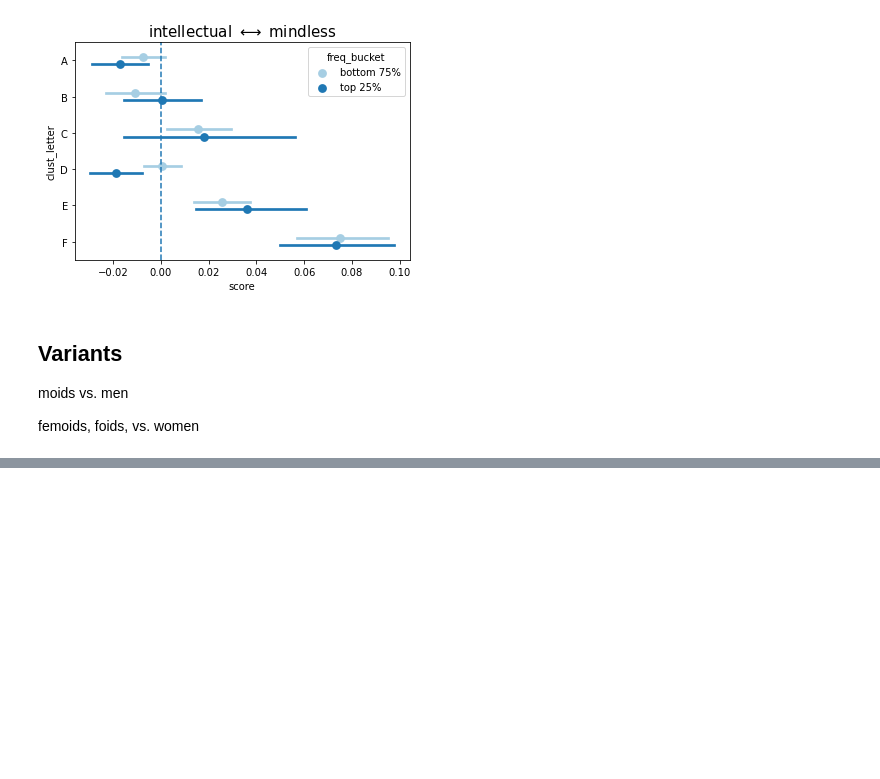
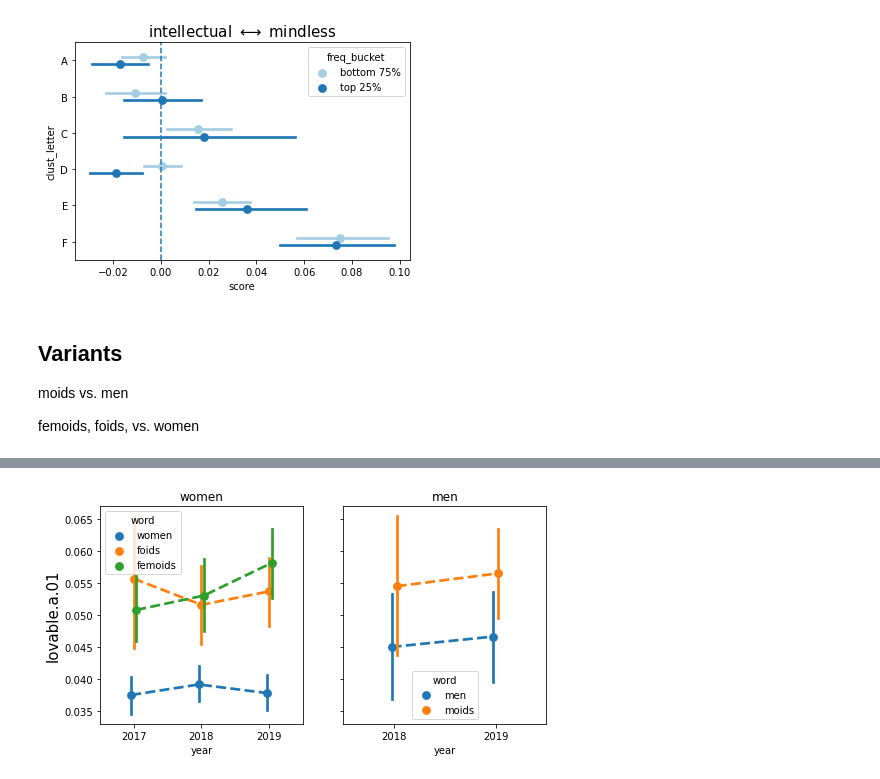
Before and after one commit to lucy3/context_semantic_axes, a Jupyter notebook: code/semantics_viz.ipynb, the cells around one changed output, grey strips where cells are left out. Saved outputs shown, nothing was run; the diff lists cells and outputs as text; code cells hidden in the pictures; blank space fills up the shorter version.

```diff
--- a/code/semantics_viz.ipynb
+++ b/code/semantics_viz.ipynb
@@ -495,0 +582,13 @@ for key in variant_scores:
+# %%
+fig, axs = plt.subplots(nrows=1, ncols=len(gender_dfs), figsize=(4*len(gender_dfs), 4), sharey=True)
+for ax, tup in zip(axs, gender_tups):
+    g_df, title, hue_order = tup
+    this_df = g_df[g_df['pole'] == poles_of_interest[1]]
+    sns.pointplot(data=this_df, x='year', y='score', hue='word', hue_order=hue_order,
+                  ax=ax, dodge=True, linestyles='--')
+    ax.set_title(title)
+    ax.set_ylabel('')
+axs[0].set_ylabel(poles_of_interest[1], fontsize=15)
+plt.show()
+# %% [output]
+[figure, added]
```
Also changed, not shown: parts of 10 cells of this notebook, 2 other files.
